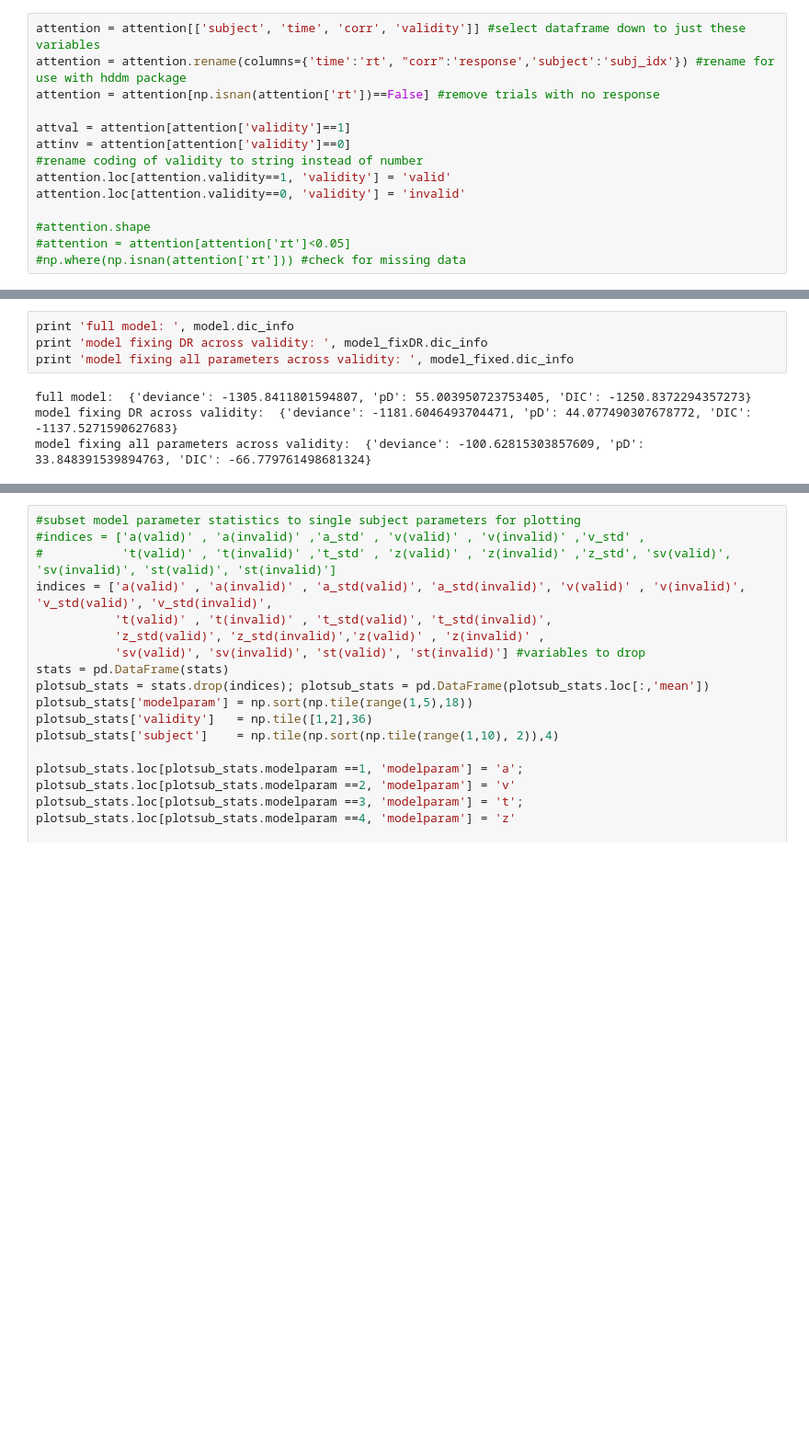
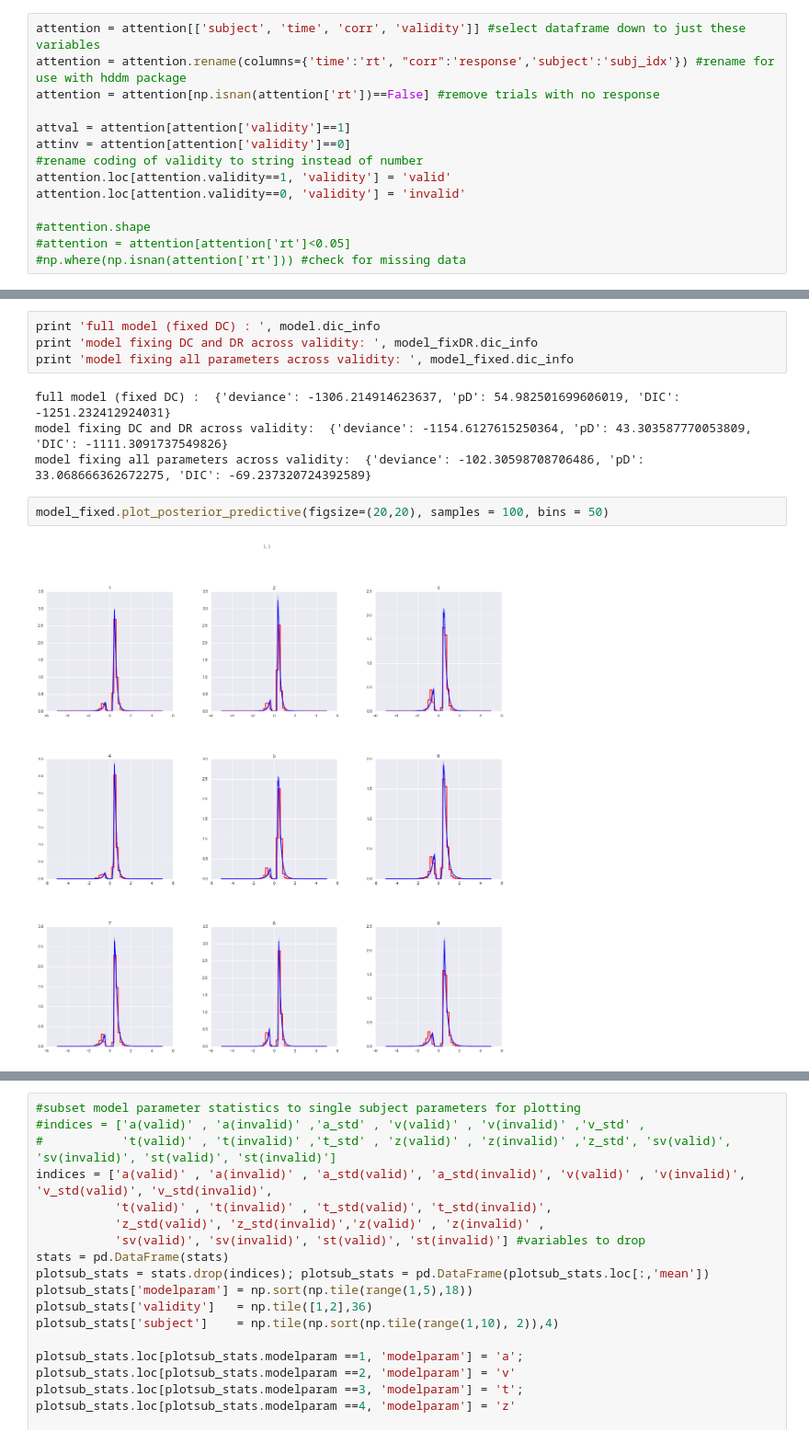
Before and after one commit to Nian-Jingqing/AttentionSaccade, a Jupyter notebook: AttentionSaccade_DiffusionModelling.ipynb, the cells around one changed output, grey strips where cells are left out. Shown at 92% size. Cells and saved outputs as stored; diff of their text form; blank space fills up the shorter version.

```diff
--- a/AttentionSaccade_DiffusionModelling.ipynb
+++ b/AttentionSaccade_DiffusionModelling.ipynb
@@ -130,8 +139,12 @@ stats_fixed[stats_fixed.index.isin(['a', 'v', 't', 'z'])]
 # %%
-print 'full model: ', model.dic_info
-print 'model fixing DR across validity: ', model_fixDR.dic_info
+print 'full model (fixed DC) : ', model.dic_info
+print 'model fixing DC and DR across validity: ', model_fixDR.dic_info
 print 'model fixing all parameters across validity: ', model_fixed.dic_info
 # %% [output]
-full model:  {'deviance': -1305.8411801594807, 'pD': 55.003950723753405, 'DIC': -1250.8372294357273}
-model fixing DR across validity:  {'deviance': -1181.6046493704471, 'pD': 44.077490307678772, 'DIC': -1137.5271590627683}
-model fixing all parameters across validity:  {'deviance': -100.62815303857609, 'pD': 33.848391539894763, 'DIC': -66.779761498681324}
+full model (fixed DC) :  {'deviance': -1306.214914623637, 'pD': 54.982501699606019, 'DIC': -1251.232412924031}
+model fixing DC and DR across validity:  {'deviance': -1154.6127615250364, 'pD': 43.303587770053809, 'DIC': -1111.3091737549826}
+model fixing all parameters across validity:  {'deviance': -102.30598708706486, 'pD': 33.068666362672275, 'DIC': -69.237320724392589}
+# %%
+model_fixed.plot_posterior_predictive(figsize=(20,20), samples = 100, bins = 50)
+# %% [output]
+[figure, added]
```
Also changed, not shown: parts of 10 cells of this notebook.
